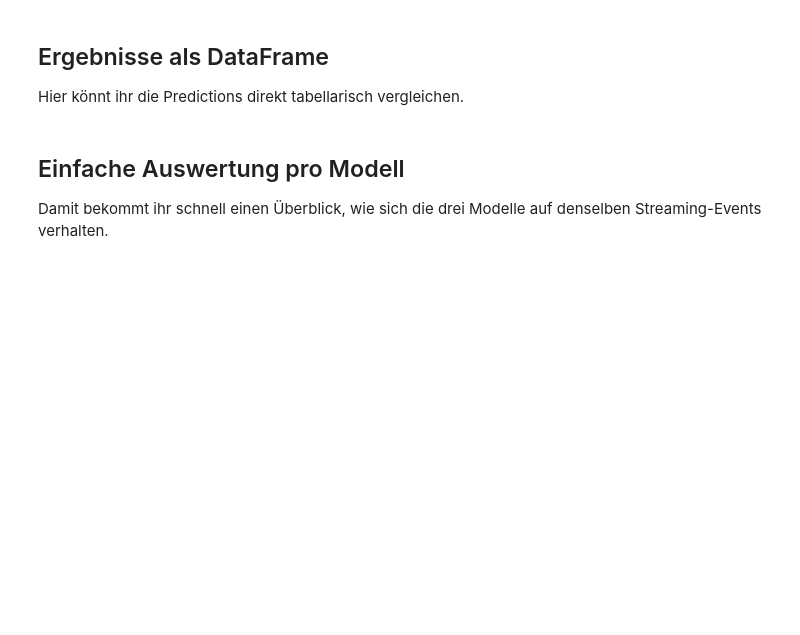
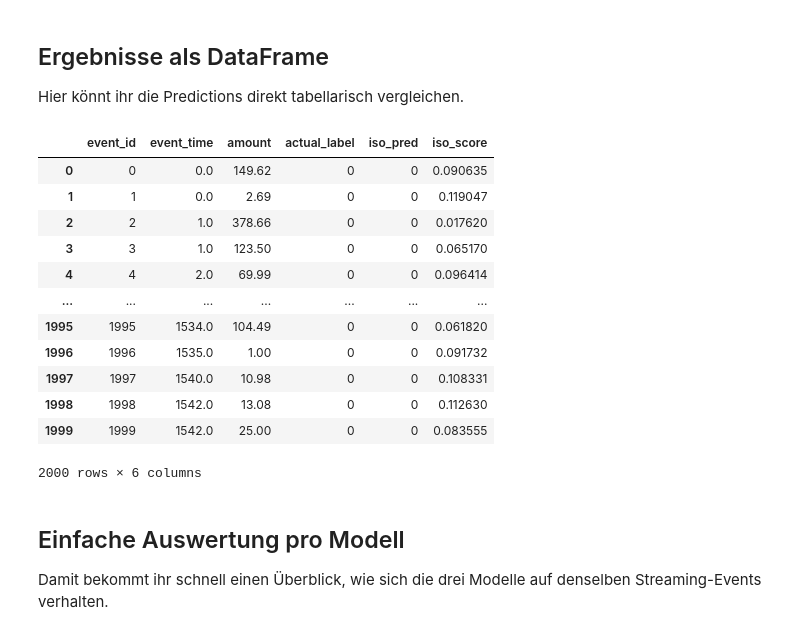
Before and after one commit to Haefi34/Advanced-BD-ML, a Jupyter notebook: comparison.ipynb, the cells around one changed output. Cells and saved outputs as stored; diff of their text form; code cells hidden in the pictures; blank space fills up the shorter version.

```diff
--- a/comparison.ipynb
+++ b/comparison.ipynb
@@ -42,7 +42,7 @@ KAFKA_BOOTSTRAP = "localhost:9092"
 CONSUMER_GROUP = "comparison-consumer-group-v1"
 
 # Begrenzung für Demo / Tests
-MAX_MESSAGES = 100000
+MAX_MESSAGES = 10000
 
 # Pfade zu den drei Modellen
 ISOLATION_FOREST_PATH = "models/isolation_forest.joblib"
@@ -72,7 +72,7 @@ assert os.path.exists(ISOLATION_FOREST_PATH), f"Datei nicht gefunden: {ISOLATION
 # ------------------------------------------------------------
 
 #assert os.path.exists(RANDOM_FOREST_PATH), f"Datei nicht gefunden: {RANDOM_FOREST_PATH}"
-#assert os.path.exists(LOGISTIC_REGRESSION_PATH), f"Datei nicht gefunden: {LOGISTIC_REGRESSION_PATH}"
+assert os.path.exists(LOGISTIC_REGRESSION_PATH), f"Datei nicht gefunden: {LOGISTIC_REGRESSION_PATH}"
 
 isolation_forest_model = joblib.load(ISOLATION_FOREST_PATH)
 
@@ -84,7 +84,7 @@ isolation_forest_model = joblib.load(ISOLATION_FOREST_PATH)
 # ------------------------------------------------------------
 # HIER wird das Logistic-Regression-Modell deines Kollegen geladen.
 # ------------------------------------------------------------
-#logistic_regression_model = joblib.load(LOGISTIC_REGRESSION_PATH)
+logistic_regression_model = joblib.load(LOGISTIC_REGRESSION_PATH)
 
 print("Alle Modelle wurden erfolgreich geladen.")
 # %% [output]
@@ -125,10 +123,14 @@ def event_to_feature_vector(event):
       "label": ...
     }
     '''
-    features = event["features"]          # V1 bis V28
-    amount = event["amount"]              # Amount separat
-    vector = features + [amount]          # gleiches Format wie beim Training
-    return np.array(vector).reshape(1, -1)
+
+FEATURE_COLUMNS = ["Time"] + [f"V{i}" for i in range(1, 29)] + ["Amount"]
+
+def event_to_feature_vector(event):
+    time_value = event["event_time"]
+    features = event["features"]
+    amount = event["amount"]
+    return pd.DataFrame([[time_value] + features + [amount]], columns=FEATURE_COLUMNS)
 
 def get_actual_label(event):
     return int(event.get("label", 0))
@@ -195,7 +197,7 @@ for message in consumer:
     # HIER wird das Logistic-Regression-Modell deines Kollegen verwendet.
     # Das Event X wird an das Modell übergeben.
     # ------------------------------------------------------------
-    #lr_result = predict_supervised_model(logistic_regression_model, X)
+    lr_result = predict_supervised_model(logistic_regression_model, X)
 
     row = {
         "event_id": event["event_id"],
@@ -209,8 +211,8 @@ for message in consumer:
         #"rf_pred": rf_result["prediction"],
         #"rf_score": rf_result["score"],
 
-        #"lr_pred": lr_result["prediction"],
-        #"lr_score": lr_result["score"],
+        "lr_pred": lr_result["prediction"],
+        "lr_score": lr_result["score"],
     }
 
     results.append(row)
@@ -219,7 +221,7 @@ for message in consumer:
         f"event_id={row['event_id']} | actual={row['actual_label']} | "
         f"IF(pred={row['iso_pred']}, score={row['iso_score']:.4f}) | "
         #f"RF(pred={row['rf_pred']}, score={row['rf_score']}) | "
-        #f"LR(pred={row['lr_pred']}, score={row['lr_score']})"
+        f"LR(pred={row['lr_pred']}, score={row['lr_score']})"
     )
 
     count += 1
@@ -236,7 +254,21 @@ ValueError: X has 29 features, but IsolationForest is expecting 30 features as i
 Hier könnt ihr die Predictions direkt tabellarisch vergleichen.
 # %%
 results_df = pd.DataFrame(results)
-results_df.head(20)
+results_df.head(2000)
+# %% [output]
+|  | event_id | event_time | amount | actual_label | iso_pred | iso_score |
+| 0 | 0 | 0.0 | 149.62 | 0 | 0 | 0.090635 |
+| 1 | 1 | 0.0 | 2.69 | 0 | 0 | 0.119047 |
+| 2 | 2 | 1.0 | 378.66 | 0 | 0 | 0.017620 |
+| 3 | 3 | 1.0 | 123.50 | 0 | 0 | 0.065170 |
+| 4 | 4 | 2.0 | 69.99 | 0 | 0 | 0.096414 |
+| ... | ... | ... | ... | ... | ... | ... |
+| 1995 | 1995 | 1534.0 | 104.49 | 0 | 0 | 0.061820 |
+| 1996 | 1996 | 1535.0 | 1.00 | 0 | 0 | 0.091732 |
+| 1997 | 1997 | 1540.0 | 10.98 | 0 | 0 | 0.108331 |
+| 1998 | 1998 | 1542.0 | 13.08 | 0 | 0 | 0.112630 |
+| 1999 | 1999 | 1542.0 | 25.00 | 0 | 0 | 0.083555 |
+2000 rows × 6 columns
 # %% [markdown]
 ## Einfache Auswertung pro Modell
 
```
Also changed, not shown: parts of 3 cells of this notebook, 2 other files.
